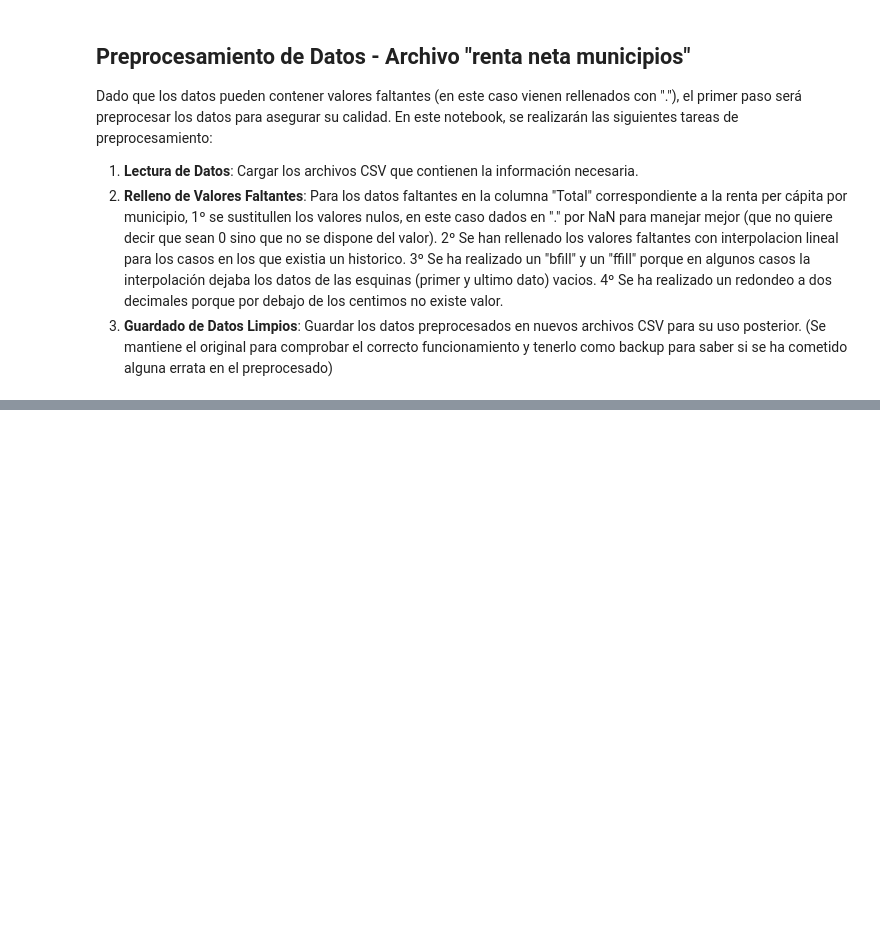
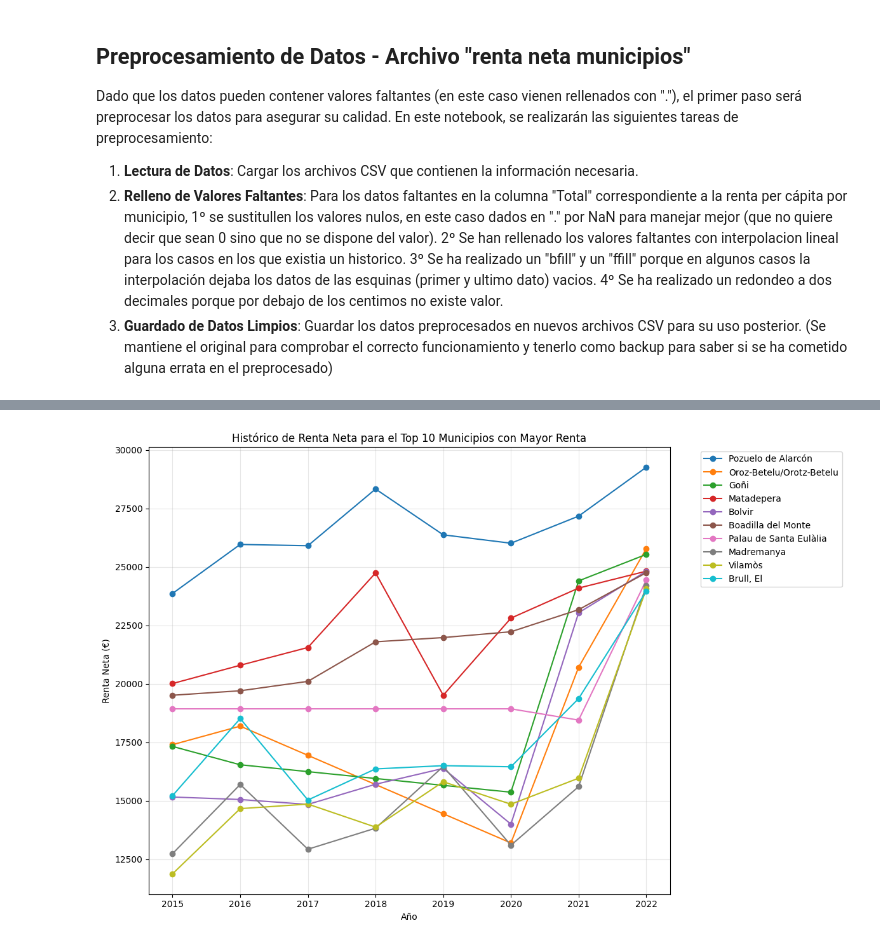
Before and after one commit to jaimersmf/EDA, a Jupyter notebook: EDA.ipynb, the cells around one changed output, grey strips where cells are left out. Cells and saved outputs as stored; diff of their text form; code cells hidden in the pictures; blank space fills up the shorter version.

```diff
--- a/EDA.ipynb
+++ b/EDA.ipynb
@@ -197,0 +253,25 @@ Proceso completado. El archivo limpio ha sido guardado en: Preprocesados/renta_n
+# %%
+import matplotlib.pyplot as plt
+
+# Tomamos solo los primeros 10 municipios (ya tienes los 20)
+top10_nombres = top10_nombres[:10]
+
+# Filtrar el histórico para los municipios del top 10
+historico_top10 = renta_df[renta_df['Nombre_Municipio'].isin(top10_nombres)]
+
+# Crear gráfico histórico para el top 10
+plt.figure(figsize=(12, 8))
+
+for municipio in top10_nombres:
+    datos_municipio = historico_top10[historico_top10['Nombre_Municipio'] == municipio].sort_values('Periodo')
+    plt.plot(datos_municipio['Periodo'], datos_municipio['Total'], marker='o', label=municipio)
+
+plt.title('Histórico de Renta Neta para el Top 10 Municipios con Mayor Renta')
+plt.xlabel('Año')
+plt.ylabel('Renta Neta (€)')
+plt.legend(bbox_to_anchor=(1.05, 1), loc='upper left')
+plt.grid(True, alpha=0.3)
+plt.tight_layout()
+plt.show()
+# %% [output]
+[figure, added]
```
Also changed, not shown: parts of 11 cells of this notebook, 5 other files.
